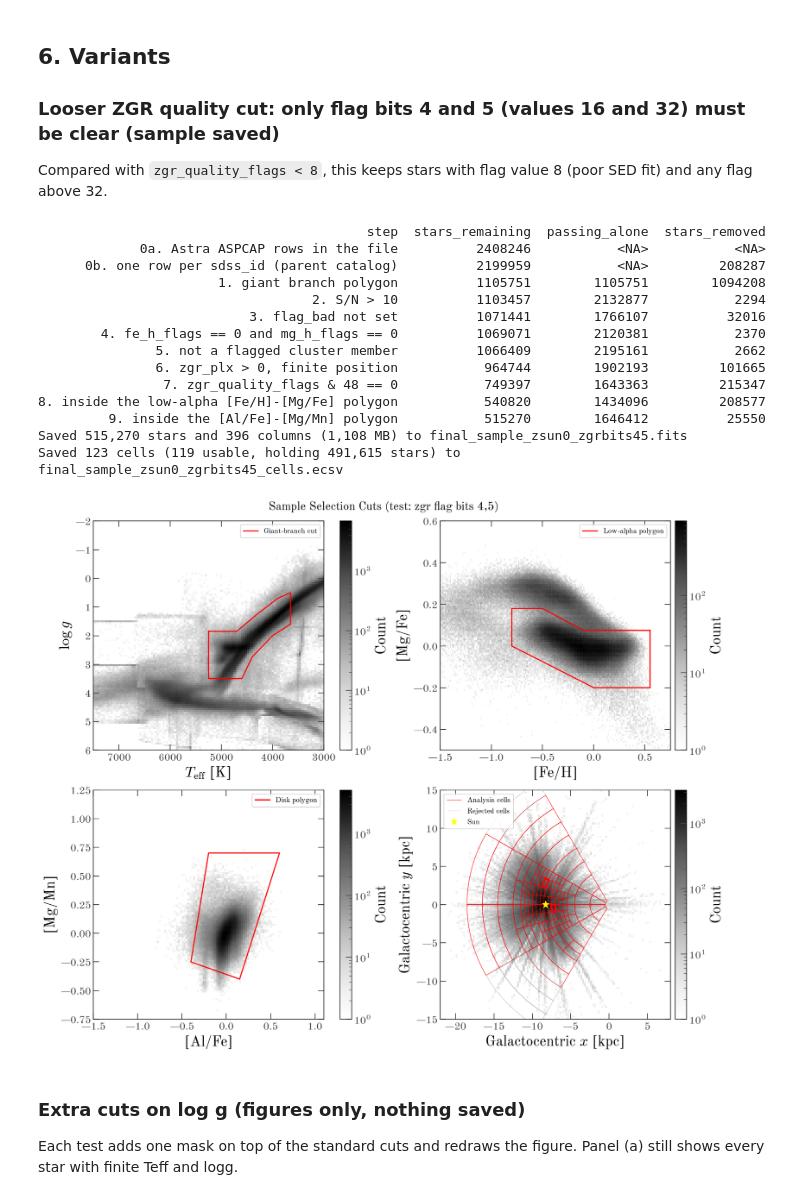
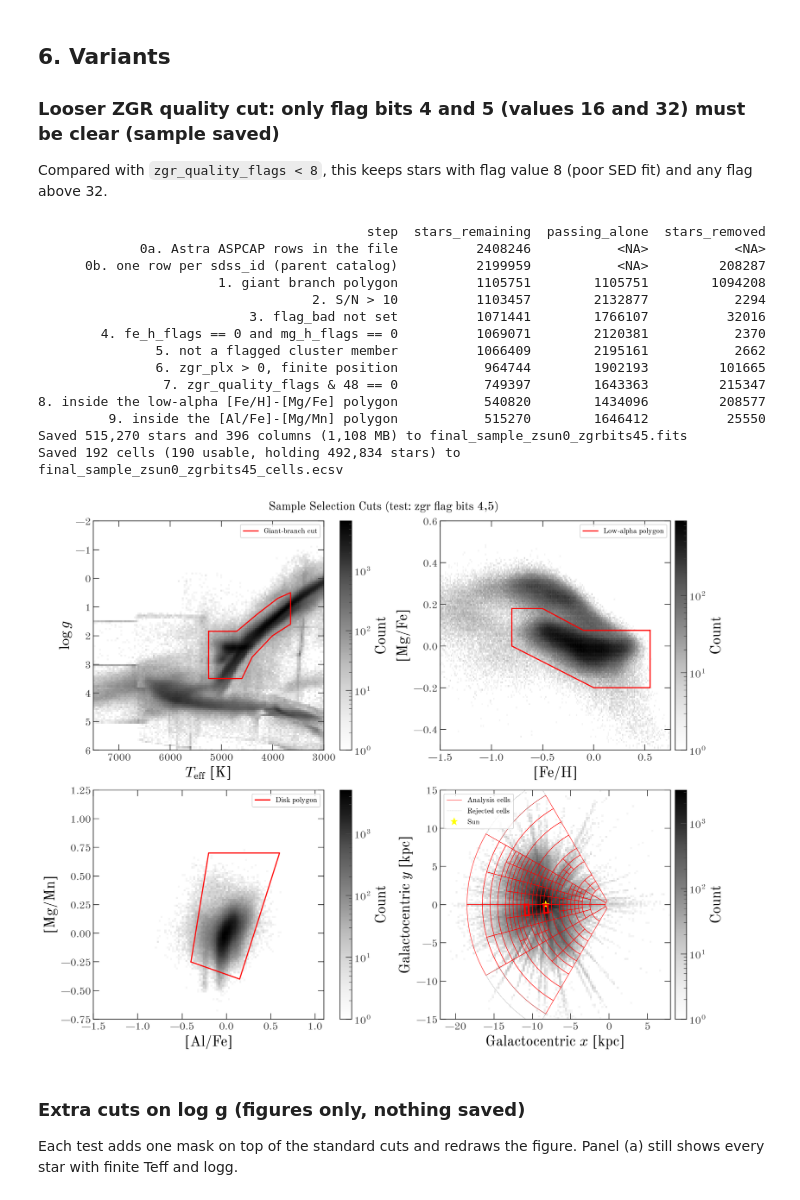
Before and after one commit to emmatasso/Midplane-Project, a Jupyter notebook: notebooks/SampleSelection.ipynb, the cells around one changed output. Saved outputs shown, nothing was run; the diff lists cells and outputs as text; code cells hidden in the pictures.

Commit message:
change quadtree splitting rule and example cells

```diff
--- a/notebooks/SampleSelection.ipynb
+++ b/notebooks/SampleSelection.ipynb
@@ -113,0 +101,10 @@ CMAP = "Greys"  # white = empty, black = densest
+# %%
+# analysis cells (src/midplane/cells.py): a quadtree cell is split only while every
+# child is usable and larger than CELL_N_SIGMA times the median distance error of its
+# stars
+CELL_N_MIN = 32  # stars a cell needs
+CELL_Z_SIDES = ((-1.0, -0.1), (0.1, 1.0))  # kpc: z ranges below and above the plane...
+CELL_ZBIN = 0.2  # ...cut into bins this wide [kpc]...
+CELL_MIN_ZBINS = 3  # ...of which this many, on each side,...
+CELL_MIN_PER_ZBIN = 4  # ...need at least this many stars
+CELL_N_SIGMA = 1.0
@@ -184,7 +185,8 @@ def selection_masks(t, zgr_bitmask=None):
         "5. not a flagged cluster member": (
             np.asarray(t["sdss4_apogee_member_flags"], dtype=np.int64) == 0
         ),
-        "6. zgr_plx > 0, finite position": (plx > 0) & np.isfinite(np.asarray(t["R_gc_kpc"])),
+        "6. zgr_plx > 0, finite position": (plx > 0)
+        & np.isfinite(np.asarray(t["R_gc_kpc"])),
         zgr_label: zgr_ok,
         LOW_ALPHA: in_polygon(feh, np.asarray(t["mgfe"]), LOW_ALPHA_VERTICES),
         ALFE_MGMN: in_polygon(
@@ -224,13 +226,17 @@ def cell_usable(z):
         np.histogram(z, np.linspace(lo, hi, round((hi - lo) / CELL_ZBIN) + 1))[0]
         for lo, hi in CELL_Z_SIDES
     ]
-    return len(z) >= CELL_N_MIN and all((c >= CELL_MIN_PER_ZBIN).sum() >= CELL_MIN_ZBINS for c in counts)
+    return len(z) >= CELL_N_MIN and all(
+        (c >= CELL_MIN_PER_ZBIN).sum() >= CELL_MIN_ZBINS for c in counts
+    )
 
 
 def make_cells(tab):
     """Analysis cells for a sample, built from the stars the [Mg/Fe] fits can use."""
     f = lambda name: col_to_float_array(tab, name)  # noqa: E731
-    fit_ok = np.isfinite(f("z_gc_kpc") + f("mgfe") + f("mgfe_err")) & (f("mgfe_err") > 0)
+    fit_ok = np.isfinite(f("z_gc_kpc") + f("mgfe") + f("mgfe_err")) & (
+        f("mgfe_err") > 0
+    )
     sigma_d = f("dist_kpc") * f("zgr_e_plx") / f("zgr_plx")  # distance error [kpc]
     return build_cells(
         f("R_gc_kpc")[fit_ok],
@@ -382,7 +388,14 @@ def plot_cuts(masks, title, cells, panel_a=None, extra=True):
     assert (ex_cids >= 0).all(), "an EXAMPLE_POINT is outside every cell"
     for cid in ex_cids:  # the [Mg/Fe] vs z figure cells
         R_c, phi_c = outline(cells[cid])
-        ax.plot(R_c * np.cos(phi_c), R_c * np.sin(phi_c), color=RED, lw=2.5, zorder=5, marker="")
+        ax.plot(
+            R_c * np.cos(phi_c),
+            R_c * np.sin(phi_c),
+            color=RED,
+            lw=2.5,
+            zorder=5,
+            marker="",
+        )
     ax.plot(
         -GALCEN_DISTANCE_KPC,
         0,
@@ -634,36 +647,38 @@ ZGR_BITMASK = 2**4 + 2**5  # 48
 masks_zgr = selection_masks(t, zgr_bitmask=ZGR_BITMASK)
 print(cut_log(masks_zgr).to_string(index=False))
 
 _, cells_zgr = save_sample(
     masks_zgr,
     DATA_DIR / "final_sample_zsun0_zgrbits45.fits",
     meta={
         "GCDIST": GALCEN_DISTANCE_KPC,
         "ZSUNPC": 0,
         "SNRMIN": SNR_MIN,
         "ZGRMASK": ZGR_BITMASK,  # zgr_quality_flags & ZGRMASK == 0
         "FEHMIN": FEH_MIN,
         "ASTRAFIL": ASTRA_FILE.name,  # parent Astra file
     },
 )
 
-fig, axes = plot_cuts(masks_zgr, "Sample Selection Cuts (test: zgr flag bits 4,5)", cells_zgr)
+fig, axes = plot_cuts(
+    masks_zgr, "Sample Selection Cuts (test: zgr flag bits 4,5)", cells_zgr
+)
 # %% [output]
                                           step  stars_remaining  passing_alone  stars_removed
              0a. Astra ASPCAP rows in the file          2408246           <NA>           <NA>
       0b. one row per sdss_id (parent catalog)          2199959           <NA>         208287
                        1. giant branch polygon          1105751        1105751        1094208
                                    2. S/N > 10          1103457        2132877           2294
                            3. flag_bad not set          1071441        1766107          32016
         4. fe_h_flags == 0 and mg_h_flags == 0          1069071        2120381           2370
                5. not a flagged cluster member          1066409        2195161           2662
                6. zgr_plx > 0, finite position           964744        1902193         101665
                 7. zgr_quality_flags & 48 == 0           749397        1643363         215347
 8. inside the low-alpha [Fe/H]-[Mg/Fe] polygon           540820        1434096         208577
          9. inside the [Al/Fe]-[Mg/Mn] polygon           515270        1646412          25550
 Saved 515,270 stars and 396 columns (1,108 MB) to final_sample_zsun0_zgrbits45.fits
-Saved 123 cells (119 usable, holding 491,615 stars) to final_sample_zsun0_zgrbits45_cells.ecsv
+Saved 192 cells (190 usable, holding 492,834 stars) to final_sample_zsun0_zgrbits45_cells.ecsv
-[figure, old version]
+[figure, new version]
 # %% [markdown]
 ### Extra cuts on log g (figures only, nothing saved)
 
```
Also changed, not shown: parts of 7 cells of this notebook, 1 other file.
